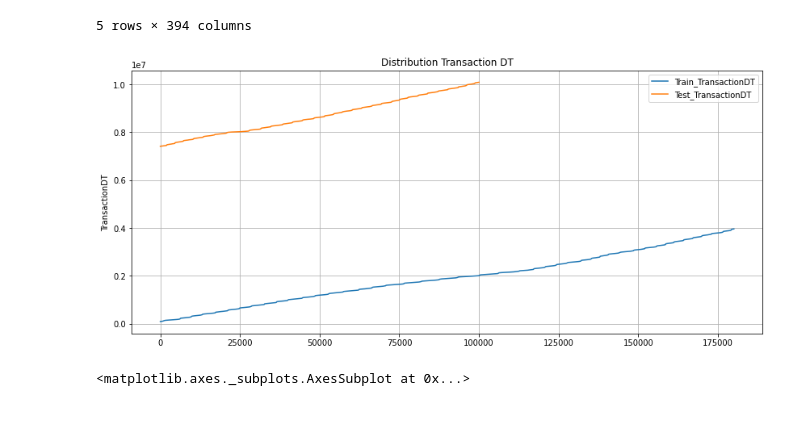
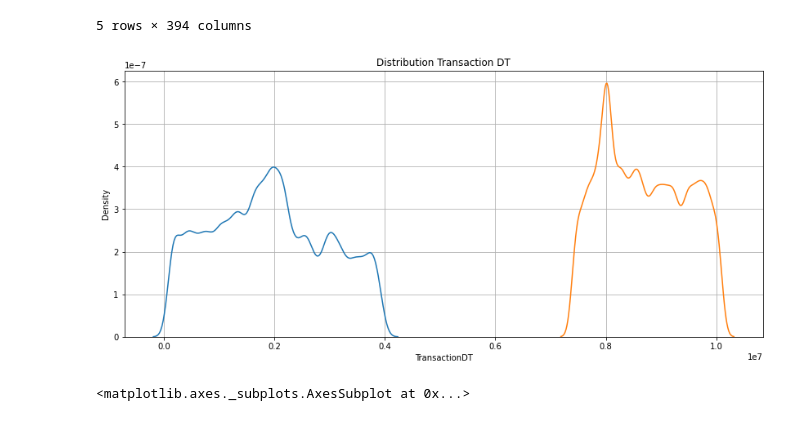
Before and after one commit to lyutov89/Kaggle_platform_GB, a Jupyter notebook: lesson02/HW_2_kaggle_repeat.ipynb, the cells around one changed output. Saved outputs shown, nothing was run; the diff lists cells and outputs as text; code cells hidden in the pictures.

```diff
--- a/lesson02/HW_2_kaggle_repeat.ipynb
+++ b/lesson02/HW_2_kaggle_repeat.ipynb
@@ -68,9 +68,9 @@ df_test.head()
 # %%
 plt.figure(figsize=(14,6))
 plt.title("Distribution Transaction DT")
-sns.lineplot(data=df_train['TransactionDT'], label="Train_TransactionDT")
-sns.lineplot(data=df_test['TransactionDT'], label="Test_TransactionDT")
+sns.kdeplot(data=df_train['TransactionDT'], label="Train_TransactionDT")
+sns.kdeplot(data=df_test['TransactionDT'], label="Test_TransactionDT")
 plt.grid()
 # %% [output]
-[figure, old version]
+[figure, new version]
 # %%
```
Also changed, not shown: parts of 2 cells of this notebook.
